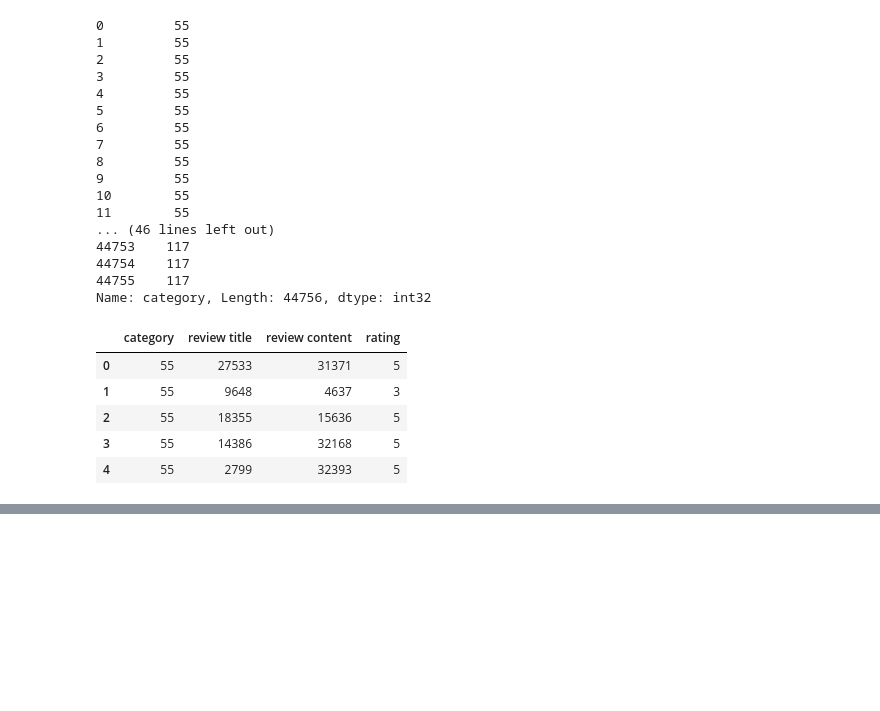
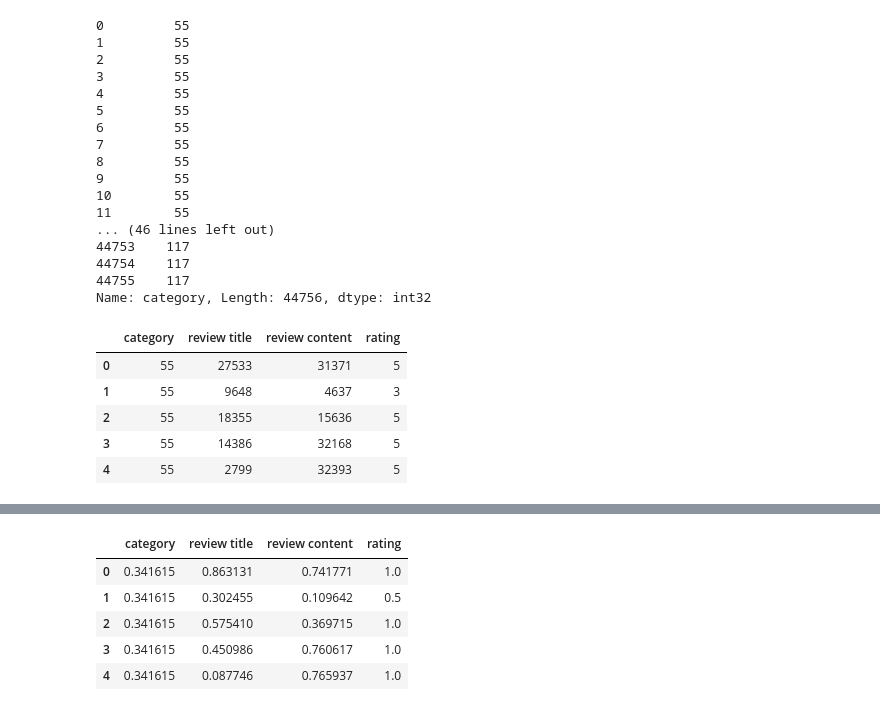
Before and after one commit to AdriaOrozco/CasKaggle, a Jupyter notebook: notebooks/develop/EbayNotebook.ipynb, the cells around one changed output, grey strips where cells are left out. Drawn from its saved outputs; the diff is of its cells as text; code cells hidden in the pictures; blank space fills up the shorter version.

```diff
--- a/notebooks/develop/EbayNotebook.ipynb
+++ b/notebooks/develop/EbayNotebook.ipynb
@@ -235,0 +254,9 @@ De manera que trasforma las
+# %%
+datasetEbay.head()
+# %% [output]
+|  | category | review title | review content | rating |
+| 0 | 0.341615 | 0.863131 | 0.741771 | 1.0 |
+| 1 | 0.341615 | 0.302455 | 0.109642 | 0.5 |
+| 2 | 0.341615 | 0.575410 | 0.369715 | 1.0 |
+| 3 | 0.341615 | 0.450986 | 0.760617 | 1.0 |
+| 4 | 0.341615 | 0.087746 | 0.765937 | 1.0 |
```
Also changed, not shown: parts of 10 cells of this notebook.
